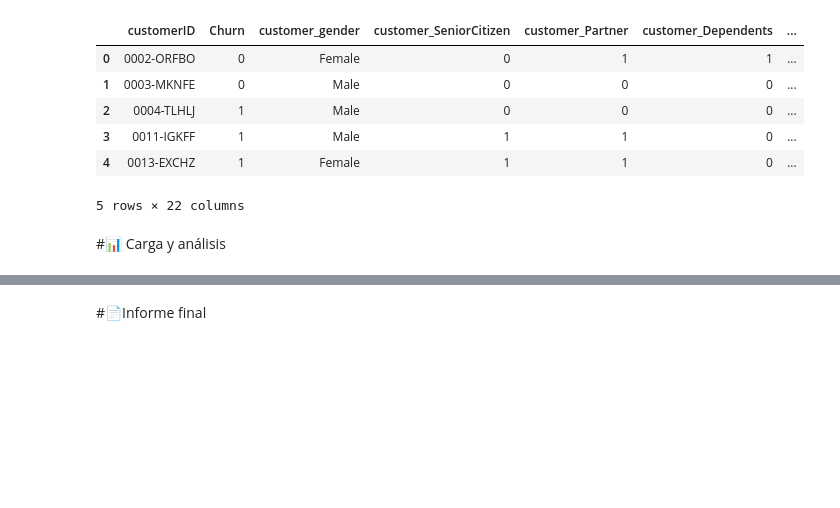
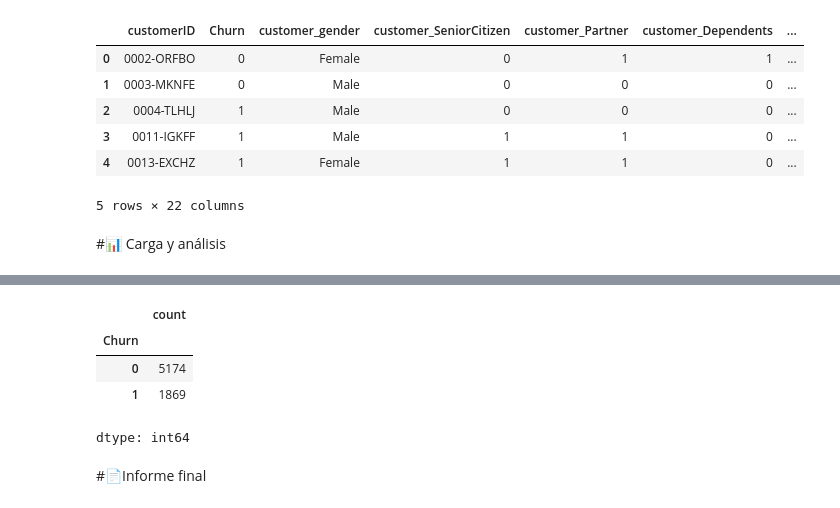
Before and after one commit to Fvargasv/Challenge-X-, a Jupyter notebook: TelecomX_LATAM.ipynb, the cells around one changed output, grey strips where cells are left out. Saved outputs shown, nothing was run; the diff lists cells and outputs as text; code cells hidden in the pictures; blank space fills up the shorter version.

```diff
--- a/TelecomX_LATAM.ipynb
+++ b/TelecomX_LATAM.ipynb
@@ -472,2 +506,10 @@ datos.head()
+# %%
+conteo
+# %% [output]
+|  | count |
+| Churn |  |
+| 0 | 5174 |
+| 1 | 1869 |
+dtype: int64
 # %% [markdown]
 #📄Informe final
```
Also changed, not shown: parts of 3 cells of this notebook.
